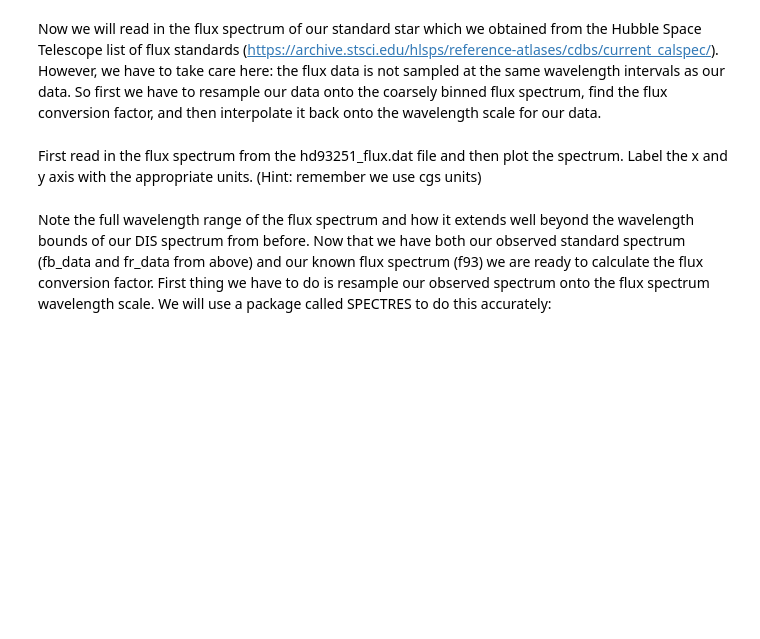
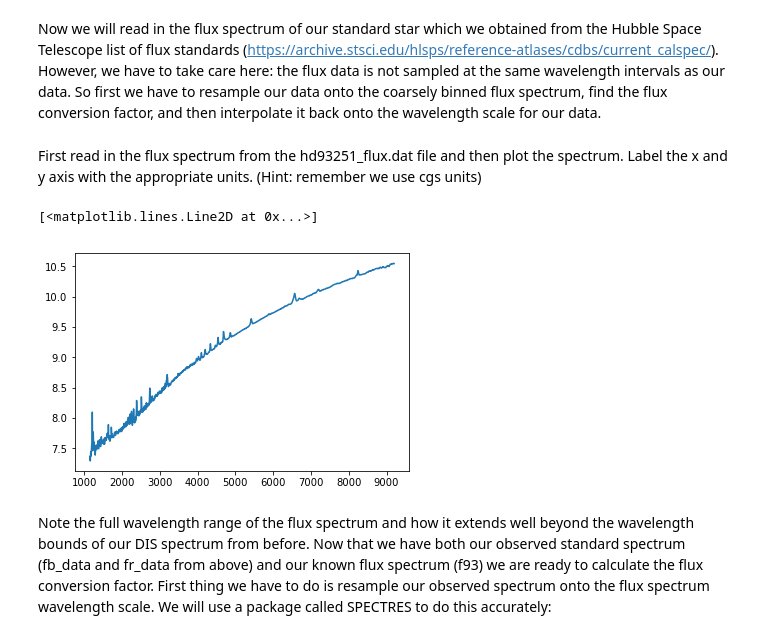
Before and after one commit to collinsinclair/astr-3520-final-project, a Jupyter notebook: Flux Calibration-2.ipynb, the cells around one changed output. Drawn from its saved outputs; the diff is of its cells as text; code cells hidden in the pictures; blank space fills up the shorter version.

```diff
--- a/Flux Calibration-2.ipynb
+++ b/Flux Calibration-2.ipynb
@@ -73,11 +129,16 @@ Now we will read in the flux spectrum of our standard star which we obtained fro
 First read in the flux spectrum from the hd93251_flux.dat file and then plot the spectrum. Label the x and y axis with the appropriate units. (Hint: remember we use cgs units)
 # %%
 #Now read in flux standard data
-hd93 = Table.read(datafolder + 'hd93521_flux.dat', format='ascii')
-w93 = hd93['col1']
-f93 = hd93['col2']
+bd75 = Table.read('bd75d325.dat', format='ascii')
+w93 = bd75['col1']
+f93 = bd75['col2']
+
+plt.plot(w93,f93)
 
 #Put your plot code below, making sure to plot the full wavelength range.
+# %% [output]
+[<matplotlib.lines.Line2D at 0x...>]
+[figure, added]
 # %% [markdown]
 Note the full wavelength range of the flux spectrum and how it extends well beyond the wavelength bounds of our DIS spectrum from before. Now that we have both our observed standard spectrum (fb_data and fr_data from above) and our known flux spectrum (f93) we are ready to calculate the flux conversion factor. First thing we have to do is resample our observed spectrum onto the flux spectrum wavelength scale. We will use a package called SPECTRES to do this accurately:
 # %%
```
Also changed, not shown: parts of 13 cells of this notebook.
